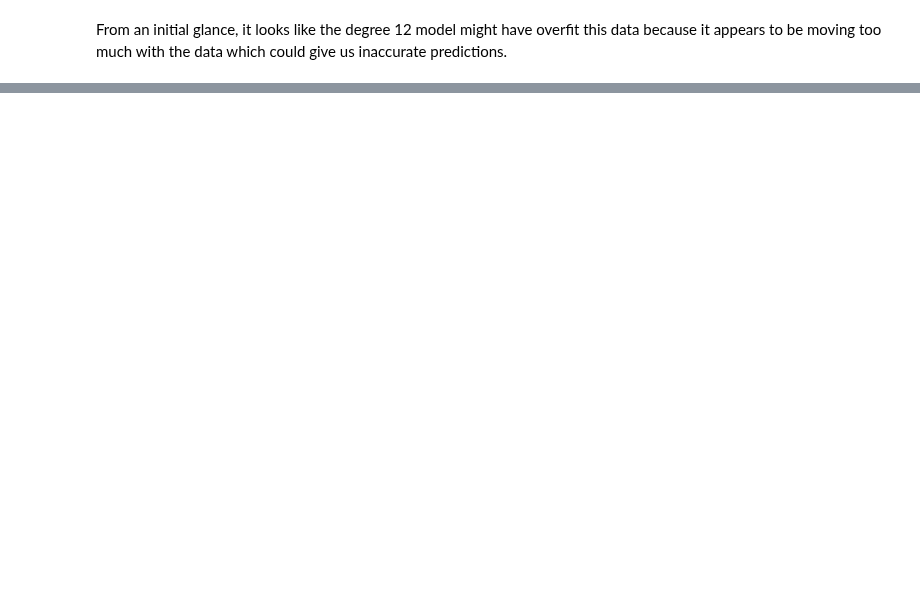
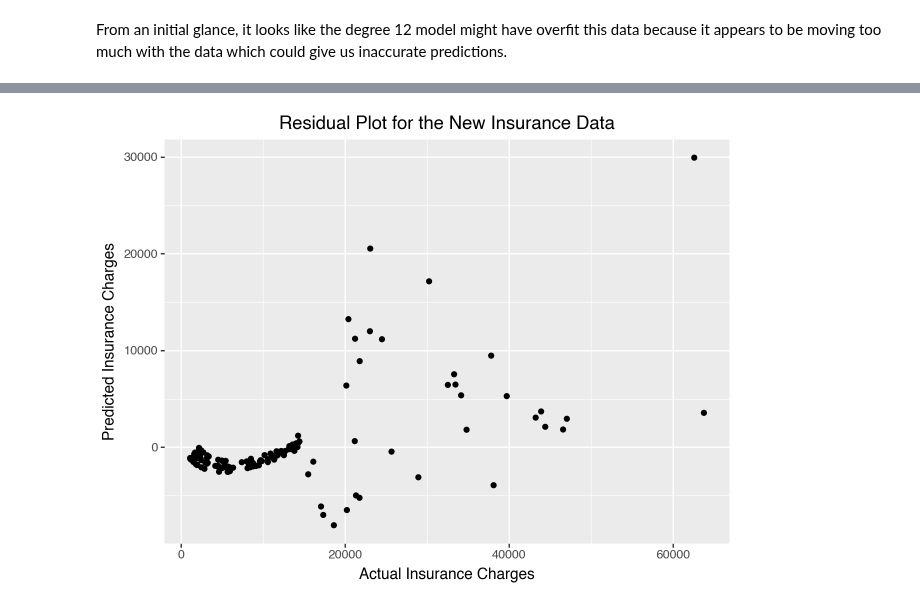
Before and after one commit to wkapner/GSB_544, a Jupyter notebook: Labs/Lab5.ipynb, the cells around one changed output, grey strips where cells are left out. Drawn from its saved outputs; the diff is of its cells as text; code cells hidden in the pictures; blank space fills up the shorter version.

```diff
--- a/Labs/Lab5.ipynb
+++ b/Labs/Lab5.ipynb
@@ -479,0 +473,3 @@ From an initial glance, it looks like the degree 12 model might have overfit thi
+# %%
+newinsurance = pd.read_csv("https://www.dropbox.com/s/sky86agc4s8c6qe/insurance_costs_2.csv?dl=1")
+newinsurance.head()
@@ -479,0 +483,7 @@ From an initial glance, it looks like the degree 12 model might have overfit thi
+# %%
+#Setting our original data as the training data and the new data as the test data
+X = insurance.drop("charges", axis = 1)
+y = insurance["charges"]
+
+X_test = newinsurance.drop("charges", axis = 1)
+y_test = newinsurance["charges"]
@@ -479,0 +757,11 @@ From an initial glance, it looks like the degree 12 model might have overfit thi
+# %%
+resid5 = y_test - y_test_pred
+newinsurance['residual'] = resid5
+
+(pt.ggplot(newinsurance, pt.aes(x='charges', y = 'residual'))
+ +pt.geom_point()
+ + pt.labs(title = "Residual Plot for the New Insurance Data",
+           x= "Actual Insurance Charges",
+           y="Predicted Insurance Charges"))
+# %% [output]
+[figure, added]
```
Also changed, not shown: parts of 37 cells of this notebook, 5 other files.
